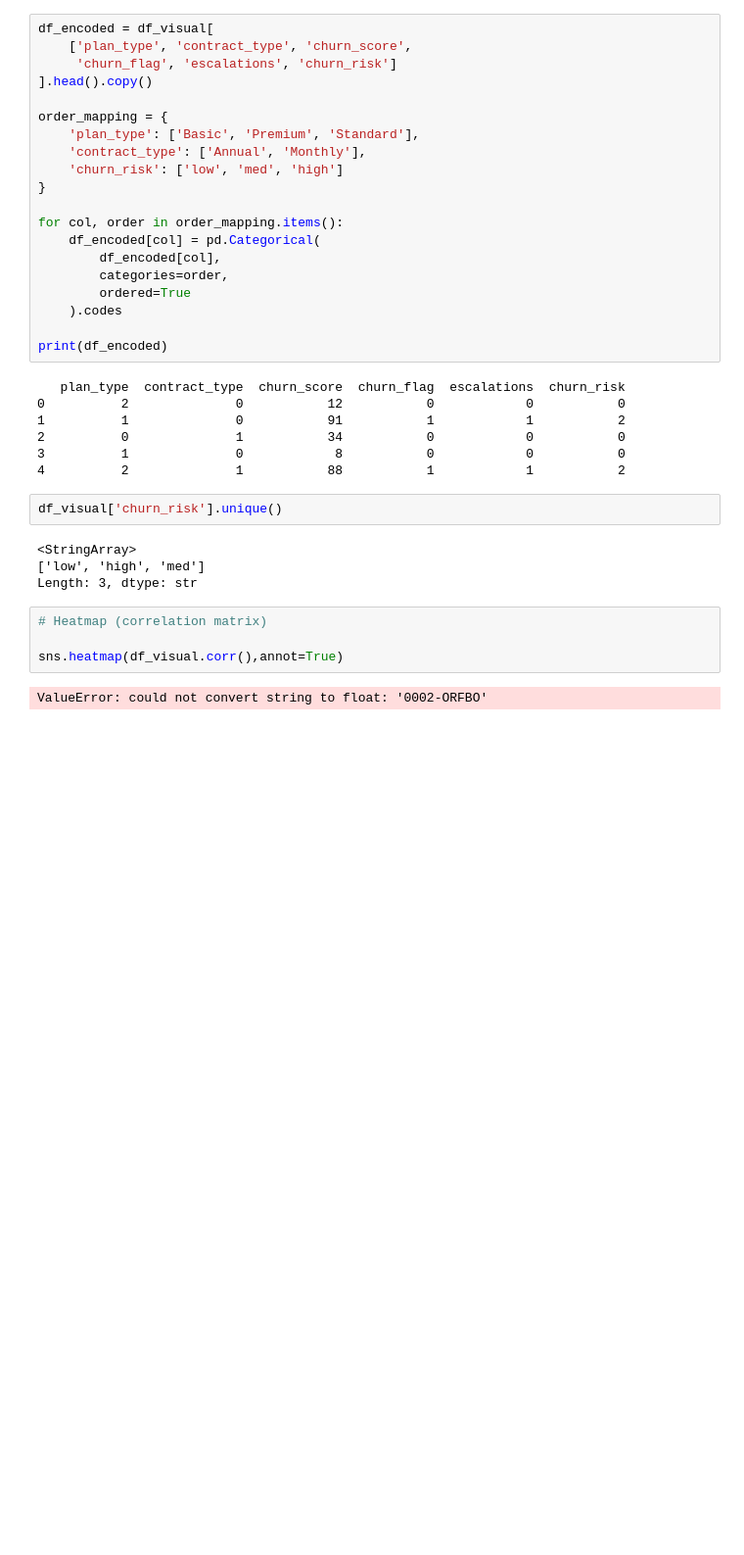
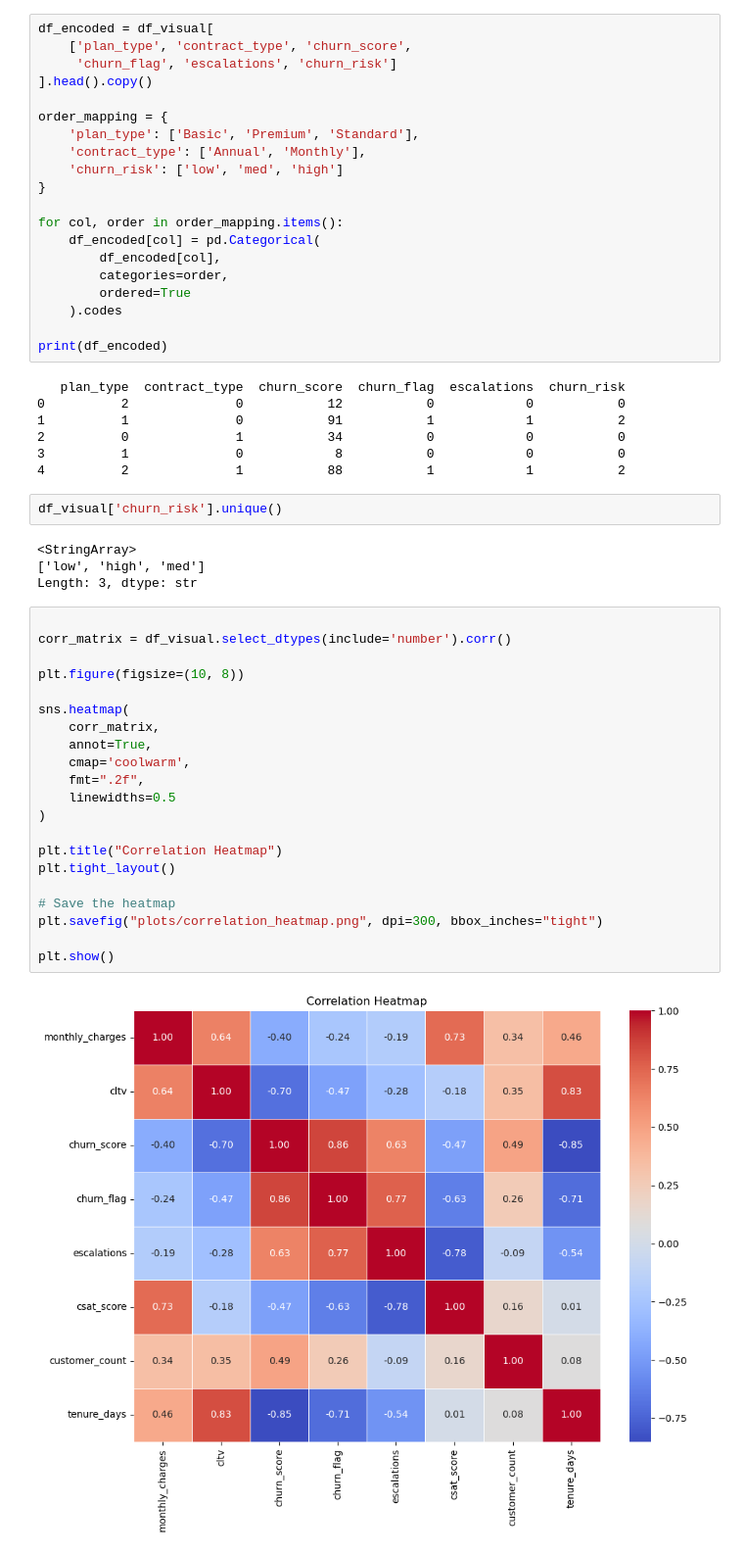
Before and after one commit to Manshavatsh0123/customer-churn-data-analysis, a Jupyter notebook: churn_analysis.ipynb, the cells around one changed output. Shown at 98% size. Cells and saved outputs as stored; diff of their text form; blank space fills up the shorter version.

Commit message:
Complete exploratory data analysis (EDA) with visualizations

```diff
--- a/churn_analysis.ipynb
+++ b/churn_analysis.ipynb
@@ -737,8 +737,25 @@ df_visual['churn_risk'].unique()
 ['low', 'high', 'med']
 Length: 3, dtype: str
 # %%
-# Heatmap (correlation matrix)
 
-sns.heatmap(df_visual.corr(),annot=True)
+corr_matrix = df_visual.select_dtypes(include='number').corr()
+
+plt.figure(figsize=(10, 8))
+
+sns.heatmap(
+    corr_matrix,
+    annot=True,
+    cmap='coolwarm',
+    fmt=".2f",
+    linewidths=0.5
+)
+
+plt.title("Correlation Heatmap")
+plt.tight_layout()
+
+# Save the heatmap
+plt.savefig("plots/correlation_heatmap.png", dpi=300, bbox_inches="tight")
+
+plt.show()
 # %% [output]
-ValueError: could not convert string to float: '0002-ORFBO'
+[figure, added]
```
Also changed, not shown: parts of 4 cells of this notebook, 1 other file.
